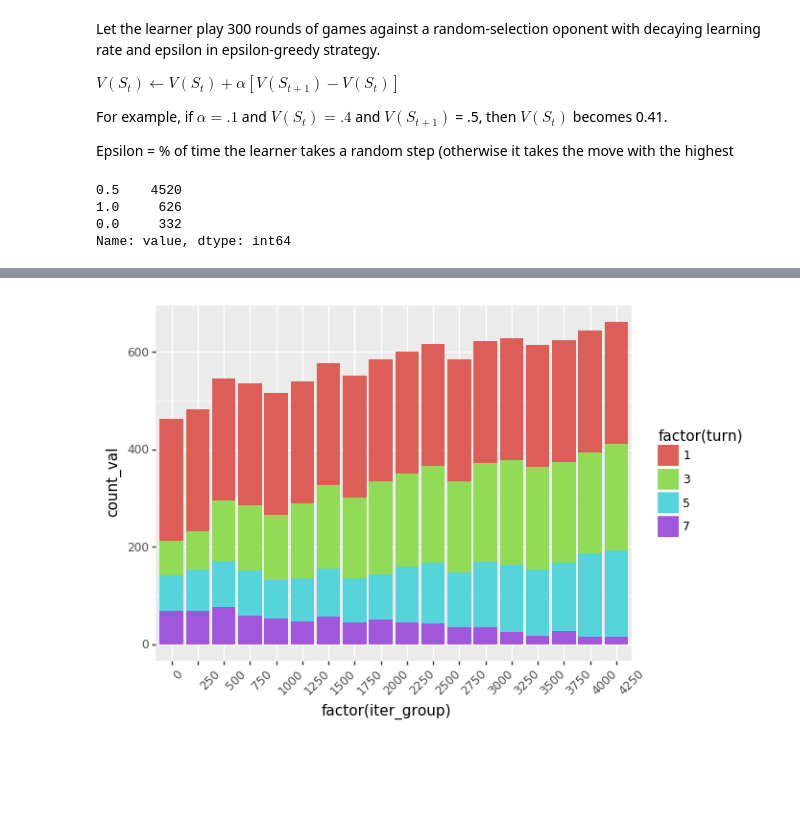
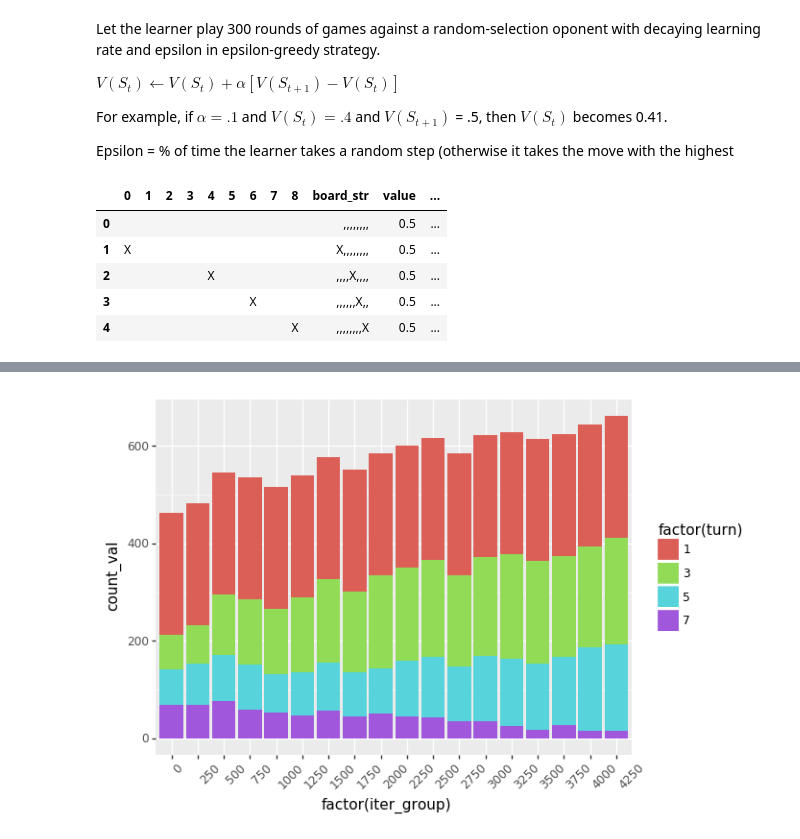
Before and after one commit to jmaddalena/reinforcement_learning, a Jupyter notebook: tic_tac_toe.ipynb, the cells around one changed output, grey strips where cells are left out. Drawn from its saved outputs; the diff is of its cells as text; code cells hidden in the pictures; blank space fills up the shorter version.

```diff
--- a/tic_tac_toe.ipynb
+++ b/tic_tac_toe.ipynb
@@ -330,12 +337,14 @@ def play_all_rounds(alpha_list, epsilon_list):
 # %%
 value_df = baseline_value_table()
 
-value_df.value.value_counts()
+value_df.head()
 # %% [output]
-0.5    4520
-1.0     626
-0.0     332
-Name: value, dtype: int64
+|  | 0 | 1 | 2 | 3 | 4 | 5 | 6 | 7 | 8 | board_str | value | ... |
+| 0 |  |  |  |  |  |  |  |  |  | ,,,,,,,, | 0.5 | ... |
+| 1 | X |  |  |  |  |  |  |  |  | X,,,,,,,, | 0.5 | ... |
+| 2 |  |  |  |  | X |  |  |  |  | ,,,,X,,,, | 0.5 | ... |
+| 3 |  |  |  |  |  |  | X |  |  | ,,,,,,X,, | 0.5 | ... |
+| 4 |  |  |  |  |  |  |  |  | X | ,,,,,,,,X | 0.5 | ... |
 # %%
 epsilon_list = np.arange(1, .1, -.0002)
 alpha_list = np.array([.3] * len(epsilon_list))
```
Also changed, not shown: parts of 14 cells of this notebook, 30 other files.
